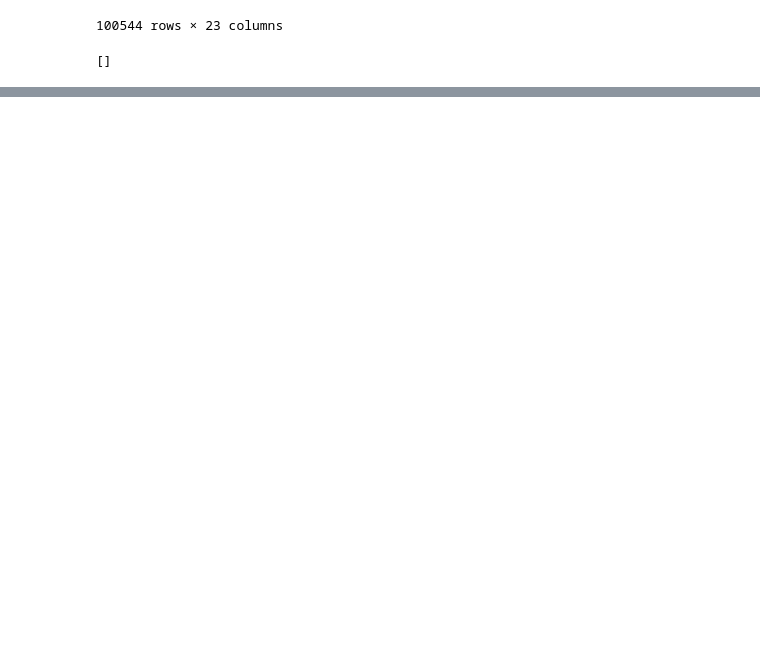
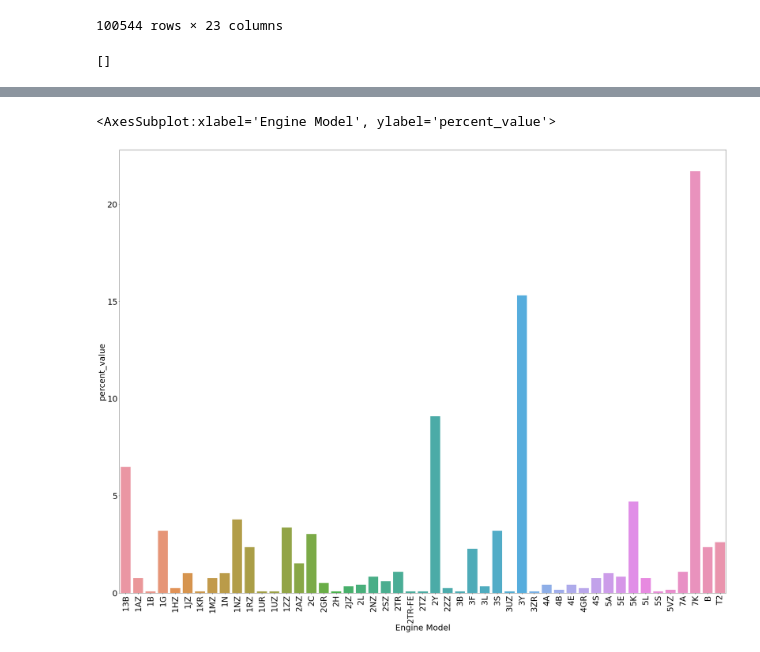
Before and after one commit to vutuanlinh2661998/KAIHO, a Jupyter notebook: GTO_Engine_Model_Insight.ipynb, the cells around one changed output, grey strips where cells are left out. Cells and saved outputs as stored; diff of their text form; code cells hidden in the pictures; blank space fills up the shorter version.

```diff
--- a/GTO_Engine_Model_Insight.ipynb
+++ b/GTO_Engine_Model_Insight.ipynb
@@ -325,0 +905,3 @@ list_all_engine_model_toyota_kaiho_extract
+# %%
+df_list_toyota_remove_tail = pd.DataFrame({'Engine Model':list_toyota_remove_tail})
+df_list_toyota_remove_tail
@@ -325,0 +922,4 @@ list_all_engine_model_toyota_kaiho_extract
+# %%
+df_freq_toyota = df_list_toyota_remove_tail.groupby(['Engine Model'])['Engine Model'].count().reset_index(name = 'count')
+df_freq_toyota ['percent_value']  = round(df_freq_toyota ['count']/df_freq_toyota ['count'].sum()*100,2)
+df_freq_toyota
@@ -325,0 +961,10 @@ list_all_engine_model_toyota_kaiho_extract
+# %%
+plt.figure(figsize=(40,30))
+plt.xticks(fontsize = 30,rotation=90)
+plt.xlabel(xlabel = 'percent_value',fontsize = 30)
+plt.yticks(fontsize = 30)
+plt.ylabel(ylabel = 'Count',fontsize = 30)
+sns.barplot(x='Engine Model',y='percent_value',data=df_freq_toyota)
+# %% [output]
+<AxesSubplot:xlabel='Engine Model', ylabel='percent_value'>
+[figure, added]
```
Also changed, not shown: parts of 97 cells of this notebook, 3 other files.
